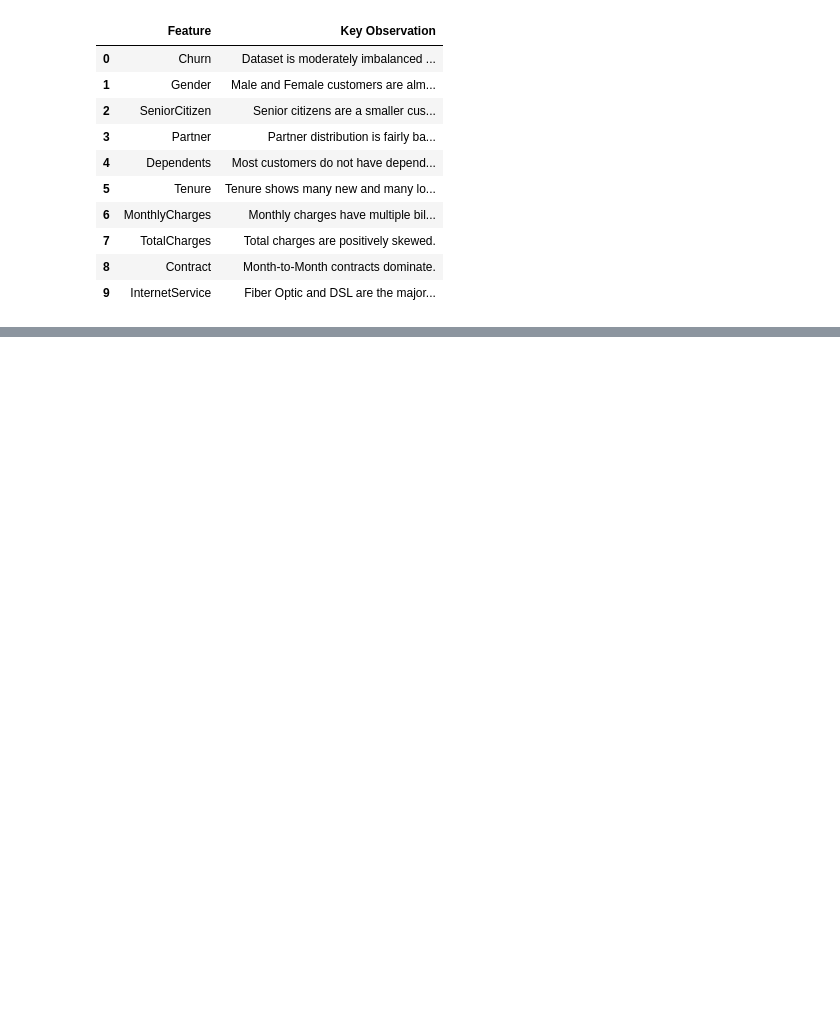
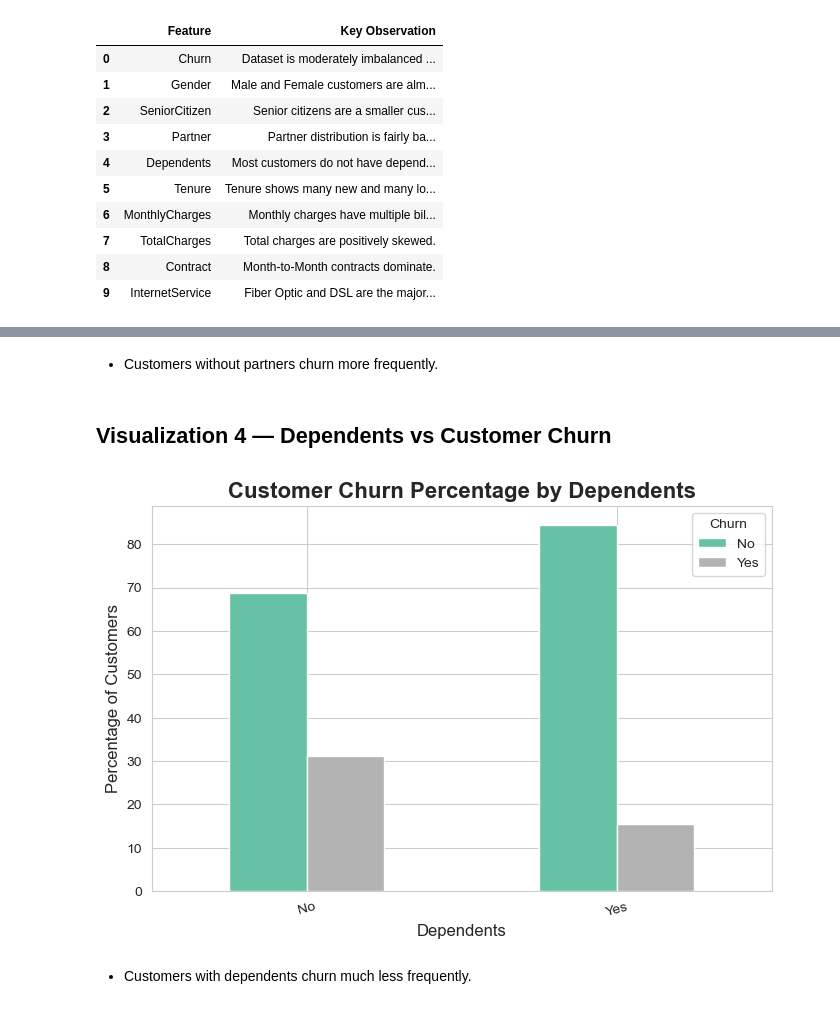
Before and after one commit to ARCHITTOMAR15/telco-customer-churn-prediction, a Jupyter notebook: notebooks/02_eda.ipynb, the cells around one changed output, grey strips where cells are left out. Drawn from its saved outputs; the diff is of its cells as text; code cells hidden in the pictures; blank space fills up the shorter version.

```diff
--- a/notebooks/02_eda.ipynb
+++ b/notebooks/02_eda.ipynb
@@ -347,0 +387,10 @@ univariate_summary
+# %% [markdown]
+- Customers without partners churn more frequently.
+# %% [markdown]
+## Visualization 4 — Dependents vs Customer Churn
+# %%
+churn_percentage("Dependents")
+# %% [output]
+[figure, added]
+# %% [markdown]
+- Customers with dependents churn much less frequently.
```
Also changed, not shown: parts of 94 cells of this notebook, 5 other files.
